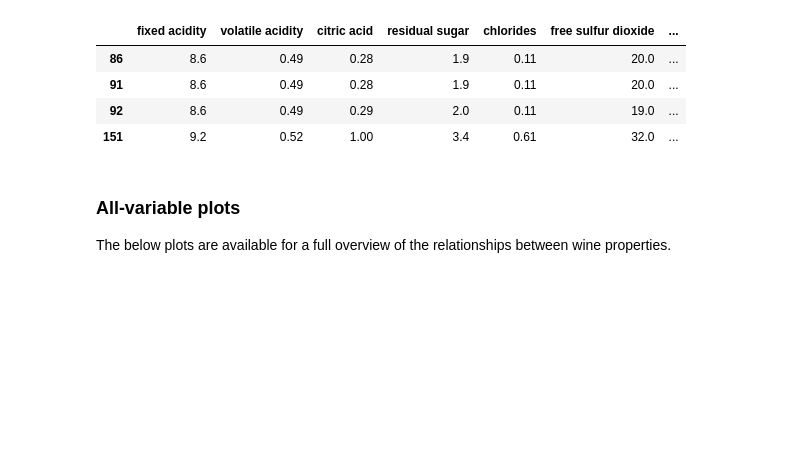
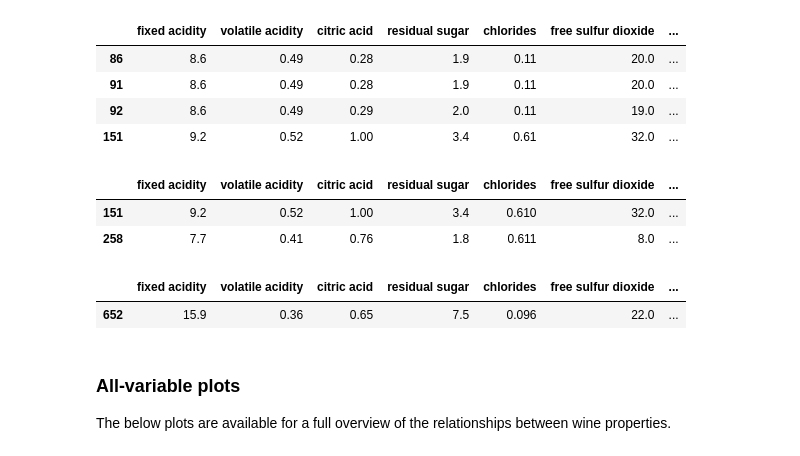
Before and after one commit to kldykstra/wine-quality, a Jupyter notebook: eda.ipynb, the cells around one changed output. Cells and saved outputs as stored; diff of their text form; code cells hidden in the pictures; blank space fills up the shorter version.

```diff
--- a/eda.ipynb
+++ b/eda.ipynb
@@ -169,6 +169,17 @@ df[df['sulphates'] > 1.8]
 | 91 | 8.6 | 0.49 | 0.28 | 1.9 | 0.11 | 20.0 | ... |
 | 92 | 8.6 | 0.49 | 0.29 | 2.0 | 0.11 | 19.0 | ... |
 | 151 | 9.2 | 0.52 | 1.00 | 3.4 | 0.61 | 32.0 | ... |
+# %%
+df[df['chlorides'] > 0.5]
+# %% [output]
+|  | fixed acidity | volatile acidity | citric acid | residual sugar | chlorides | free sulfur dioxide | ... |
+| 151 | 9.2 | 0.52 | 1.00 | 3.4 | 0.610 | 32.0 | ... |
+| 258 | 7.7 | 0.41 | 0.76 | 1.8 | 0.611 | 8.0 | ... |
+# %%
+df[df['alcohol'] > 14]
+# %% [output]
+|  | fixed acidity | volatile acidity | citric acid | residual sugar | chlorides | free sulfur dioxide | ... |
+| 652 | 15.9 | 0.36 | 0.65 | 7.5 | 0.096 | 22.0 | ... |
 # %% [markdown]
 ### All-variable plots
 
```
Also changed, not shown: parts of 2 cells of this notebook, 1 other file.
